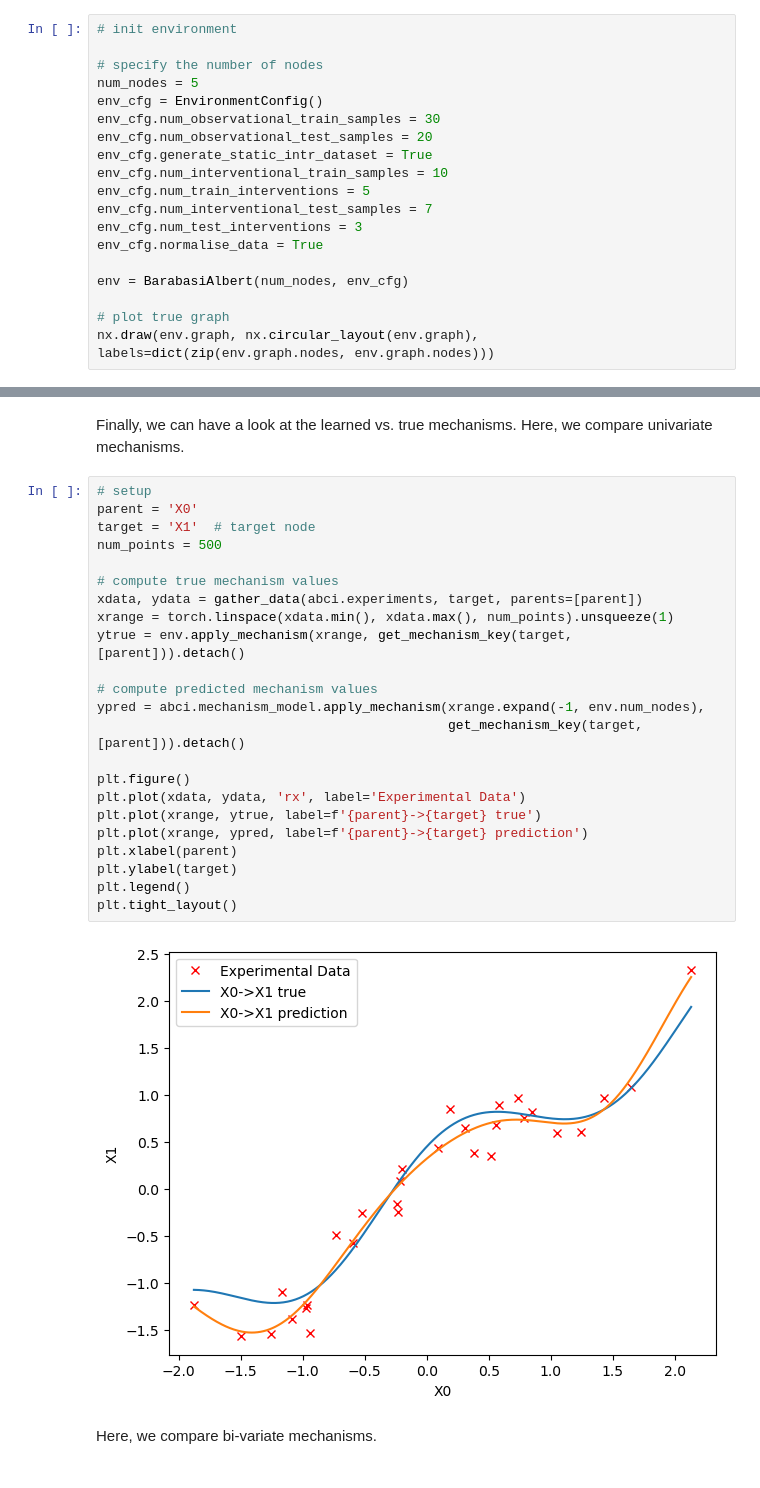
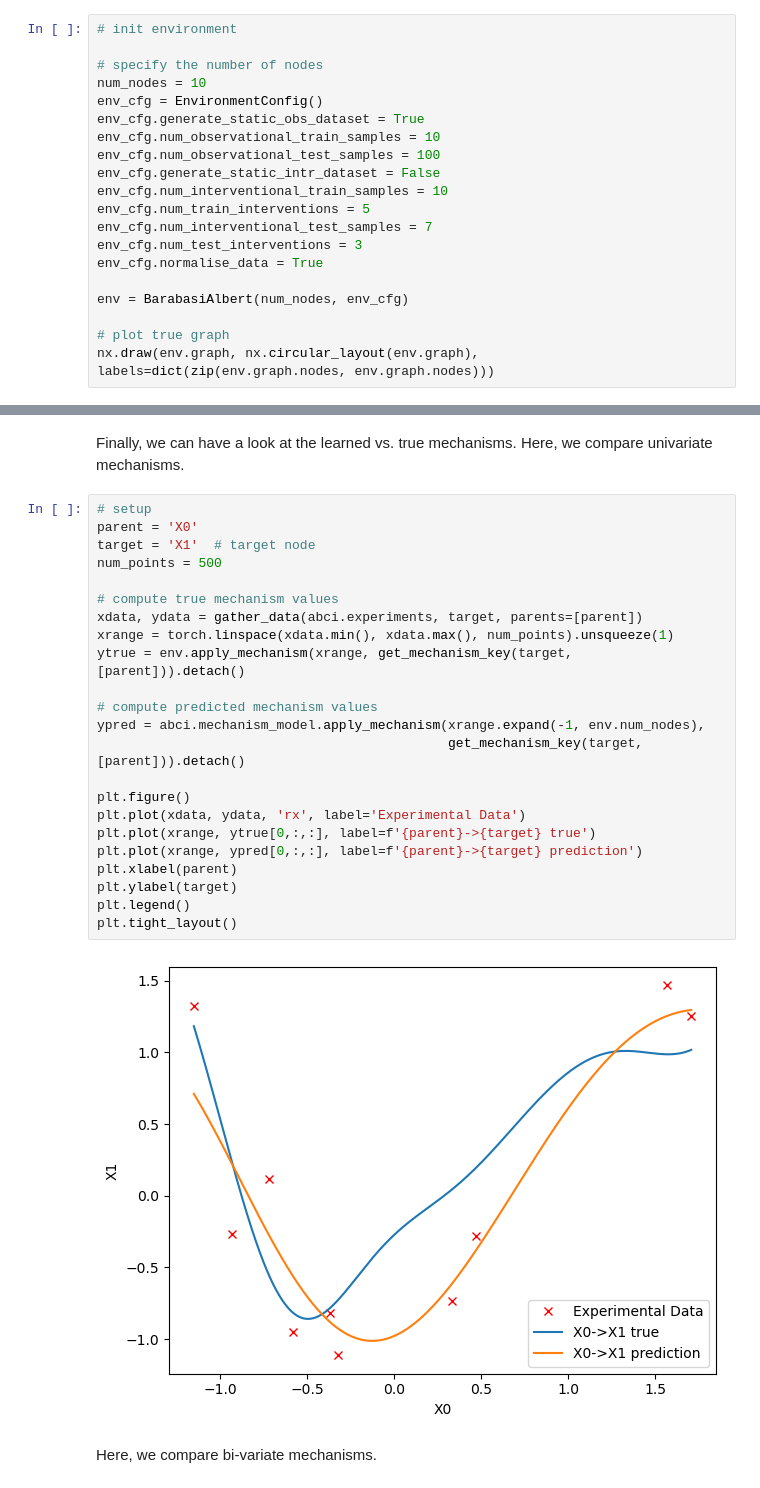
Before and after one commit to erwinpfeiler/abci-arco-gp, a Jupyter notebook: notebooks/example_arco_gp.ipynb, the cells around one changed output, grey strips where cells are left out. Cells and saved outputs as stored; diff of their text form.

```diff
--- a/notebooks/example_arco_gp.ipynb
+++ b/notebooks/example_arco_gp.ipynb
@@ -26,11 +26,12 @@ First, we generate a ground truth environment/SCM.
 # init environment
 
 # specify the number of nodes
-num_nodes = 5
+num_nodes = 10
 env_cfg = EnvironmentConfig()
-env_cfg.num_observational_train_samples = 30
-env_cfg.num_observational_test_samples = 20
-env_cfg.generate_static_intr_dataset = True
+env_cfg.generate_static_obs_dataset = True
+env_cfg.num_observational_train_samples = 10
+env_cfg.num_observational_test_samples = 100
+env_cfg.generate_static_intr_dataset = False
 env_cfg.num_interventional_train_samples = 10
 env_cfg.num_train_interventions = 5
 env_cfg.num_interventional_test_samples = 7
@@ -129,28 +143,28 @@ Finally, we can have a look at the learned vs. true mechanisms. Here, we compare
 # %%
 # setup
 parent = 'X0'
 target = 'X1'  # target node
 num_points = 500
 
 # compute true mechanism values
 xdata, ydata = gather_data(abci.experiments, target, parents=[parent])
 xrange = torch.linspace(xdata.min(), xdata.max(), num_points).unsqueeze(1)
 ytrue = env.apply_mechanism(xrange, get_mechanism_key(target, [parent])).detach()
 
 # compute predicted mechanism values
 ypred = abci.mechanism_model.apply_mechanism(xrange.expand(-1, env.num_nodes),
                                              get_mechanism_key(target, [parent])).detach()
 
 plt.figure()
 plt.plot(xdata, ydata, 'rx', label='Experimental Data')
-plt.plot(xrange, ytrue, label=f'{parent}->{target} true')
-plt.plot(xrange, ypred, label=f'{parent}->{target} prediction')
+plt.plot(xrange, ytrue[0,:,:], label=f'{parent}->{target} true')
+plt.plot(xrange, ypred[0,:,:], label=f'{parent}->{target} prediction')
 plt.xlabel(parent)
 plt.ylabel(target)
 plt.legend()
 plt.tight_layout()
 # %% [output]
-[figure, old version]
+[figure, new version]
 # %% [markdown]
 Here, we compare bi-variate mechanisms.
 # %%
```
Also changed, not shown: parts of 4 cells of this notebook, 9 other files.
